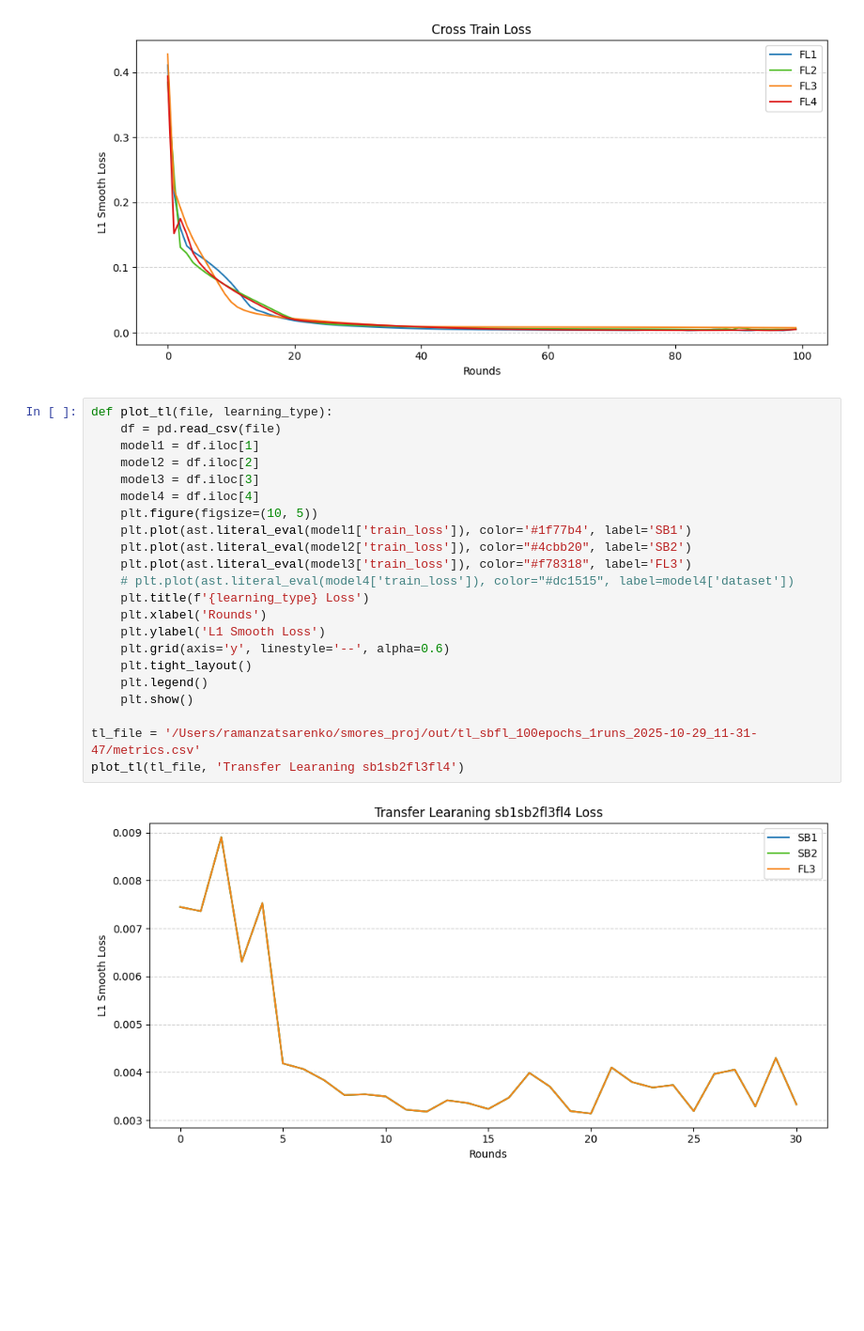
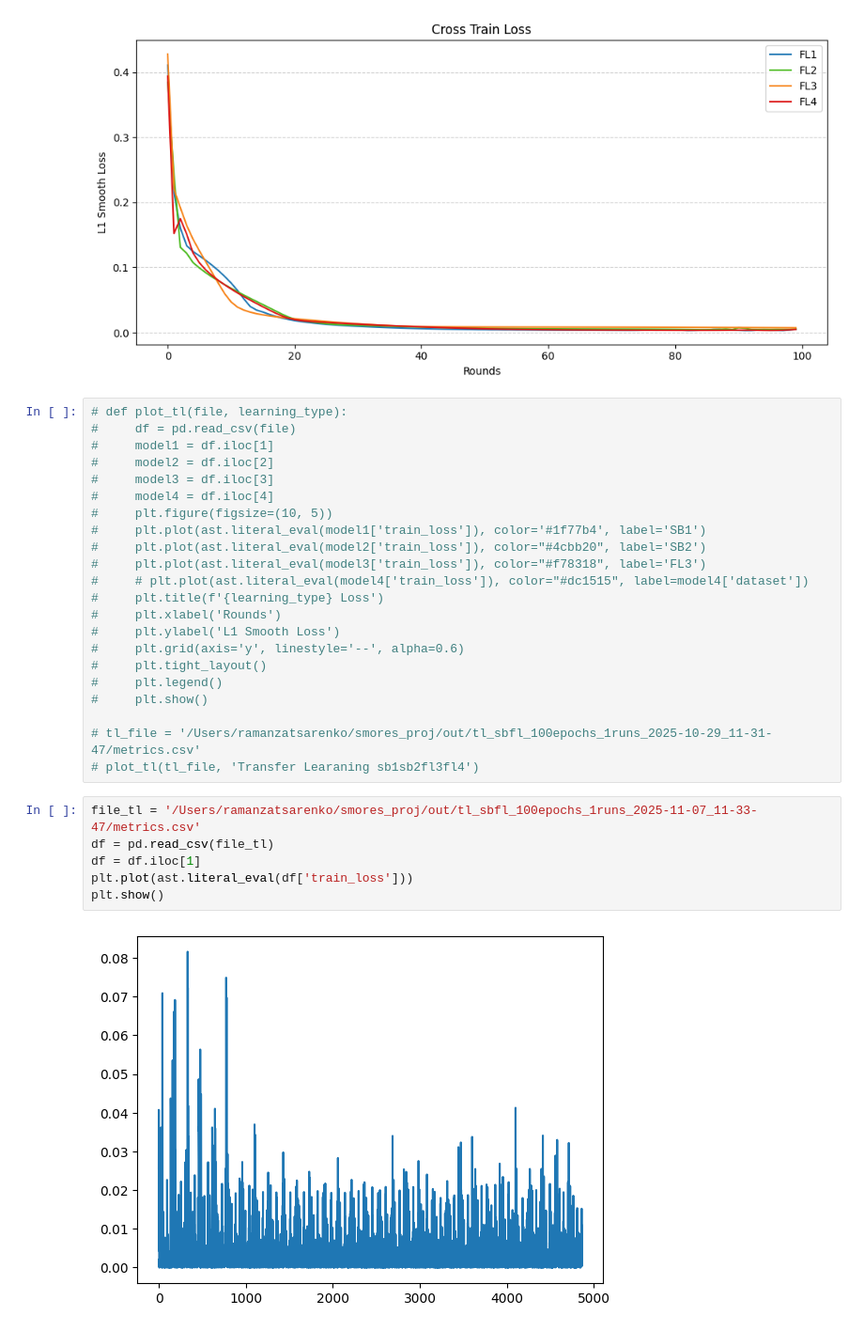
Before and after one commit to rzv09/smores_proj, a Jupyter notebook: src/plot_loss.ipynb, the cells around one changed output. Shown at 94% size. Saved outputs shown, nothing was run; the diff lists cells and outputs as text; blank space fills up the shorter version.

```diff
--- a/src/plot_loss.ipynb
+++ b/src/plot_loss.ipynb
@@ -33,26 +33,32 @@ plot_ct(FLorida_filepath, 'Cross Train', 'FL')
 # %% [output]
 [figure]
 # %%
-def plot_tl(file, learning_type):
-    df = pd.read_csv(file)
-    model1 = df.iloc[1]
-    model2 = df.iloc[2]
-    model3 = df.iloc[3]
-    model4 = df.iloc[4]
-    plt.figure(figsize=(10, 5))
-    plt.plot(ast.literal_eval(model1['train_loss']), color='#1f77b4', label='SB1')
-    plt.plot(ast.literal_eval(model2['train_loss']), color="#4cbb20", label='SB2')
-    plt.plot(ast.literal_eval(model3['train_loss']), color="#f78318", label='FL3')
-    # plt.plot(ast.literal_eval(model4['train_loss']), color="#dc1515", label=model4['dataset'])
-    plt.title(f'{learning_type} Loss')
-    plt.xlabel('Rounds')
-    plt.ylabel('L1 Smooth Loss')
-    plt.grid(axis='y', linestyle='--', alpha=0.6)
-    plt.tight_layout()
-    plt.legend()
-    plt.show()
+# def plot_tl(file, learning_type):
+#     df = pd.read_csv(file)
+#     model1 = df.iloc[1]
+#     model2 = df.iloc[2]
+#     model3 = df.iloc[3]
+#     model4 = df.iloc[4]
+#     plt.figure(figsize=(10, 5))
+#     plt.plot(ast.literal_eval(model1['train_loss']), color='#1f77b4', label='SB1')
+#     plt.plot(ast.literal_eval(model2['train_loss']), color="#4cbb20", label='SB2')
+#     plt.plot(ast.literal_eval(model3['train_loss']), color="#f78318", label='FL3')
+#     # plt.plot(ast.literal_eval(model4['train_loss']), color="#dc1515", label=model4['dataset'])
+#     plt.title(f'{learning_type} Loss')
+#     plt.xlabel('Rounds')
+#     plt.ylabel('L1 Smooth Loss')
+#     plt.grid(axis='y', linestyle='--', alpha=0.6)
+#     plt.tight_layout()
+#     plt.legend()
+#     plt.show()
 
-tl_file = '/Users/ramanzatsarenko/smores_proj/out/tl_sbfl_100epochs_1runs_2025-10-29_11-31-47/metrics.csv'
-plot_tl(tl_file, 'Transfer Learaning sb1sb2fl3fl4')
+# tl_file = '/Users/ramanzatsarenko/smores_proj/out/tl_sbfl_100epochs_1runs_2025-10-29_11-31-47/metrics.csv'
+# plot_tl(tl_file, 'Transfer Learaning sb1sb2fl3fl4')
-# %% [output]
-[figure, removed]
+# %%
+file_tl = '/Users/ramanzatsarenko/smores_proj/out/tl_sbfl_100epochs_1runs_2025-11-07_11-33-47/metrics.csv'
+df = pd.read_csv(file_tl)
+df = df.iloc[1]
+plt.plot(ast.literal_eval(df['train_loss']))
+plt.show()
+# %% [output]
+[figure, added]
```
Also changed, not shown: parts of 6 cells of this notebook, 17 other files.
